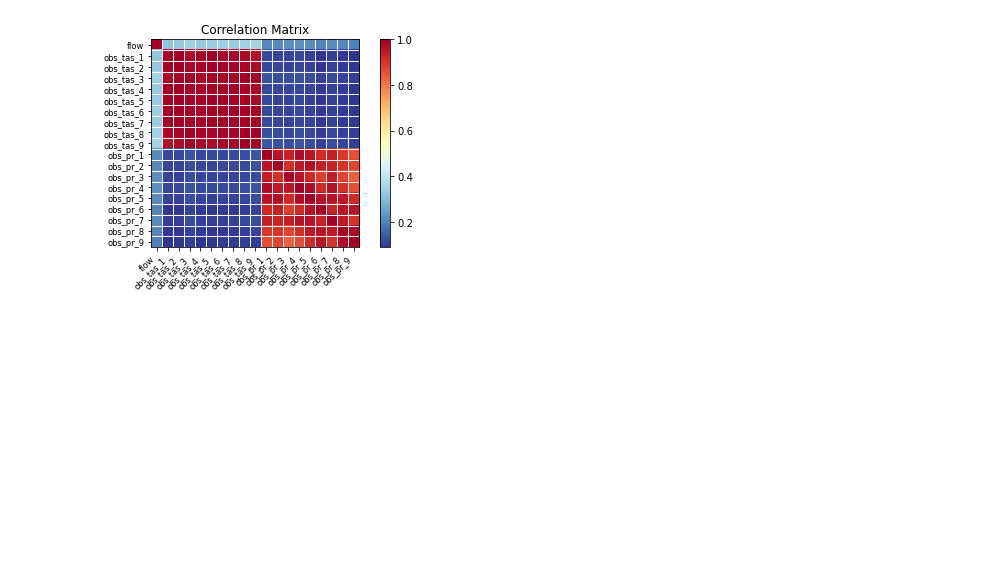
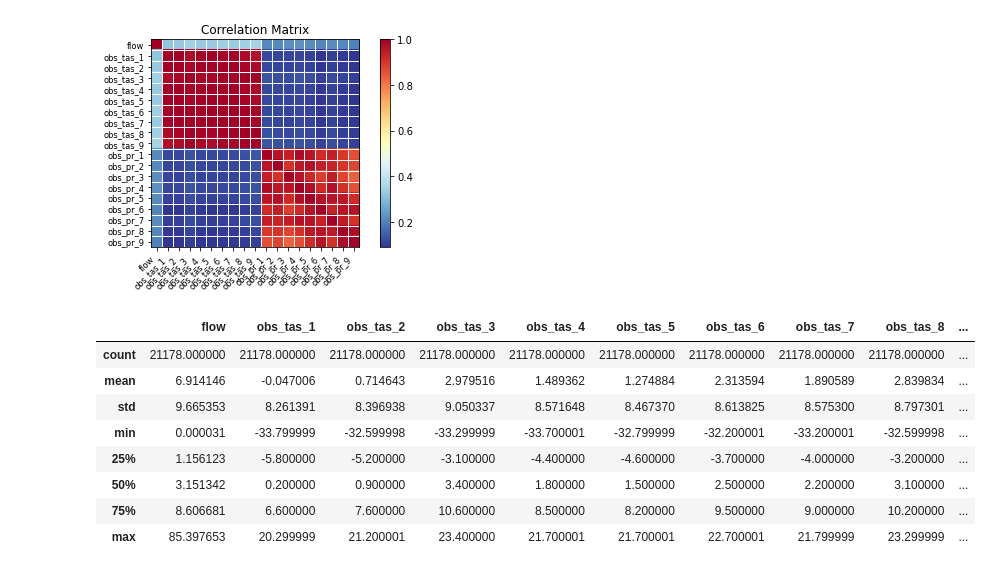
Before and after one commit to Jairo22EnriqueTec/CienciaDatosTopologia, a Jupyter notebook: Analisis.ipynb, the cells around one changed output. Cells and saved outputs as stored; diff of their text form; code cells hidden in the pictures; blank space fills up the shorter version.

```diff
--- a/Analisis.ipynb
+++ b/Analisis.ipynb
@@ -327,3 +327,15 @@ sm.graphics.plot_corr(corr, xnames=list(corr.columns))
 plt.show()
 # %% [output]
 [figure]
+# %%
+full_data.describe()
+# %% [output]
+|  | flow | obs_tas_1 | obs_tas_2 | obs_tas_3 | obs_tas_4 | obs_tas_5 | obs_tas_6 | obs_tas_7 | obs_tas_8 | ... |
+| count | 21178.000000 | 21178.000000 | 21178.000000 | 21178.000000 | 21178.000000 | 21178.000000 | 21178.000000 | 21178.000000 | 21178.000000 | ... |
+| mean | 6.914146 | -0.047006 | 0.714643 | 2.979516 | 1.489362 | 1.274884 | 2.313594 | 1.890589 | 2.839834 | ... |
+| std | 9.665353 | 8.261391 | 8.396938 | 9.050337 | 8.571648 | 8.467370 | 8.613825 | 8.575300 | 8.797301 | ... |
+| min | 0.000031 | -33.799999 | -32.599998 | -33.299999 | -33.700001 | -32.799999 | -32.200001 | -33.200001 | -32.599998 | ... |
+| 25% | 1.156123 | -5.800000 | -5.200000 | -3.100000 | -4.400000 | -4.600000 | -3.700000 | -4.000000 | -3.200000 | ... |
+| 50% | 3.151342 | 0.200000 | 0.900000 | 3.400000 | 1.800000 | 1.500000 | 2.500000 | 2.200000 | 3.100000 | ... |
+| 75% | 8.606681 | 6.600000 | 7.600000 | 10.600000 | 8.500000 | 8.200000 | 9.500000 | 9.000000 | 10.200000 | ... |
+| max | 85.397653 | 20.299999 | 21.200001 | 23.400000 | 21.700001 | 21.700001 | 22.700001 | 21.799999 | 23.299999 | ... |
```
Also changed, not shown: parts of 4 cells of this notebook.
